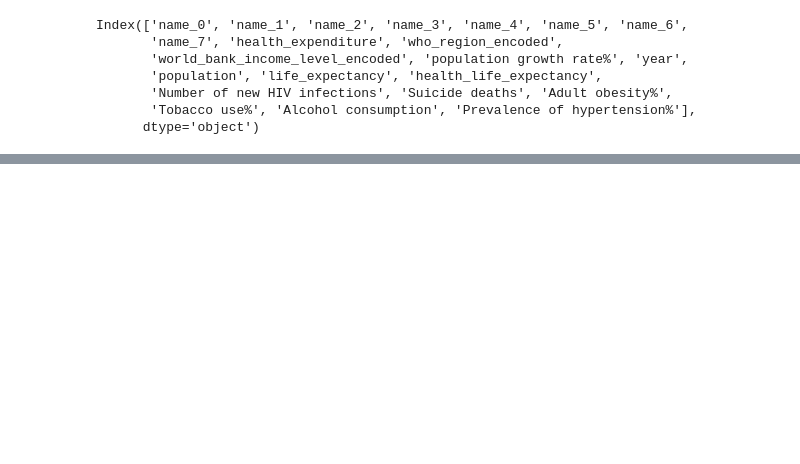
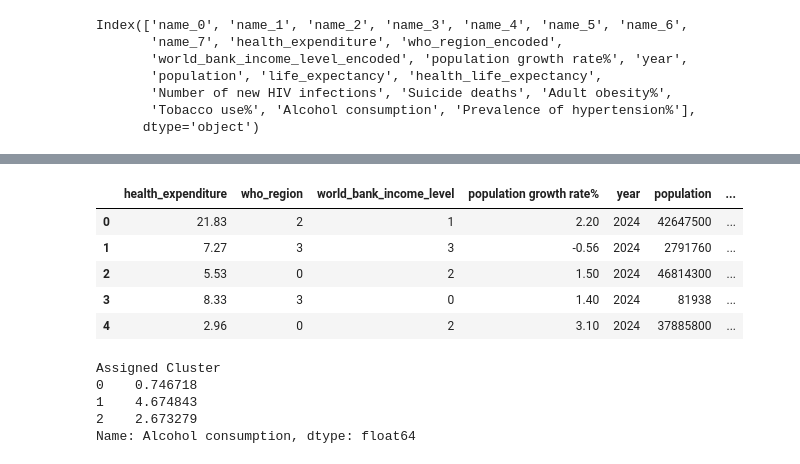
Before and after one commit to ahmddbilall/health_care_ML_project, a Jupyter notebook: application/pages/temp.ipynb, the cells around one changed output, grey strips where cells are left out. Cells and saved outputs as stored; diff of their text form; code cells hidden in the pictures; blank space fills up the shorter version.

```diff
--- a/application/pages/temp.ipynb
+++ b/application/pages/temp.ipynb
@@ -25,0 +44,20 @@ df_encoded.to_csv('C:\\Users\\hp\\Desktop\\health_care_ML_project\\application\\
+# %%
+hiv=pd.read_csv("D:\Desktop\health_care_ML_project\models\clusters_Alcohol consumption.csv")
+population=pd.read_csv
+# %%
+hiv.head()
+# %% [output]
+|  | health_expenditure | who_region | world_bank_income_level | population growth rate% | year | population | ... |
+| 0 | 21.83 | 2 | 1 | 2.20 | 2024 | 42647500 | ... |
+| 1 | 7.27 | 3 | 3 | -0.56 | 2024 | 2791760 | ... |
+| 2 | 5.53 | 0 | 2 | 1.50 | 2024 | 46814300 | ... |
+| 3 | 8.33 | 3 | 0 | 1.40 | 2024 | 81938 | ... |
+| 4 | 2.96 | 0 | 2 | 3.10 | 2024 | 37885800 | ... |
+# %%
+hiv.groupby('Assigned Cluster')['Alcohol consumption'].mean()
+# %% [output]
+Assigned Cluster
+0    0.746718
+1    4.674843
+2    2.673279
+Name: Alcohol consumption, dtype: float64
```
Also changed, not shown: parts of 6 cells of this notebook, 13 other files.
